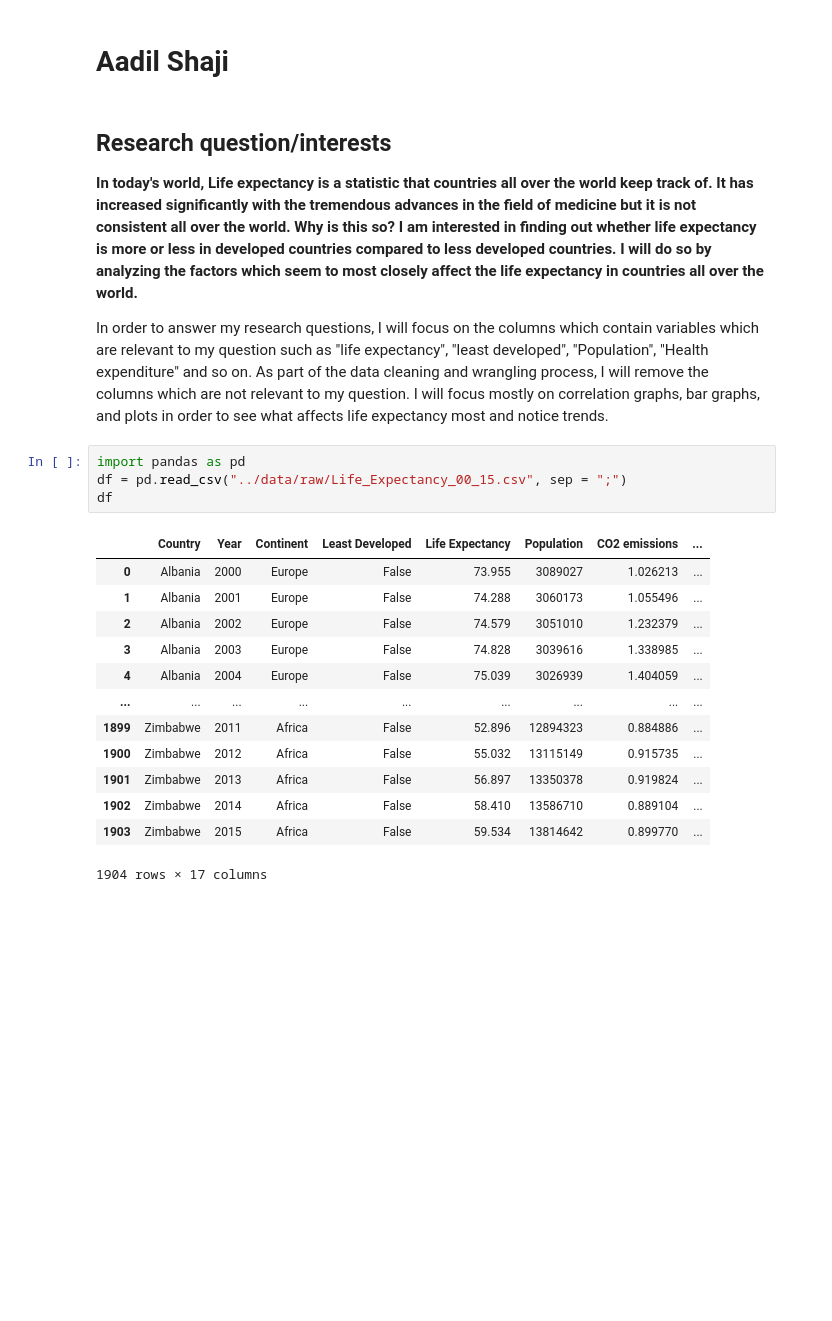
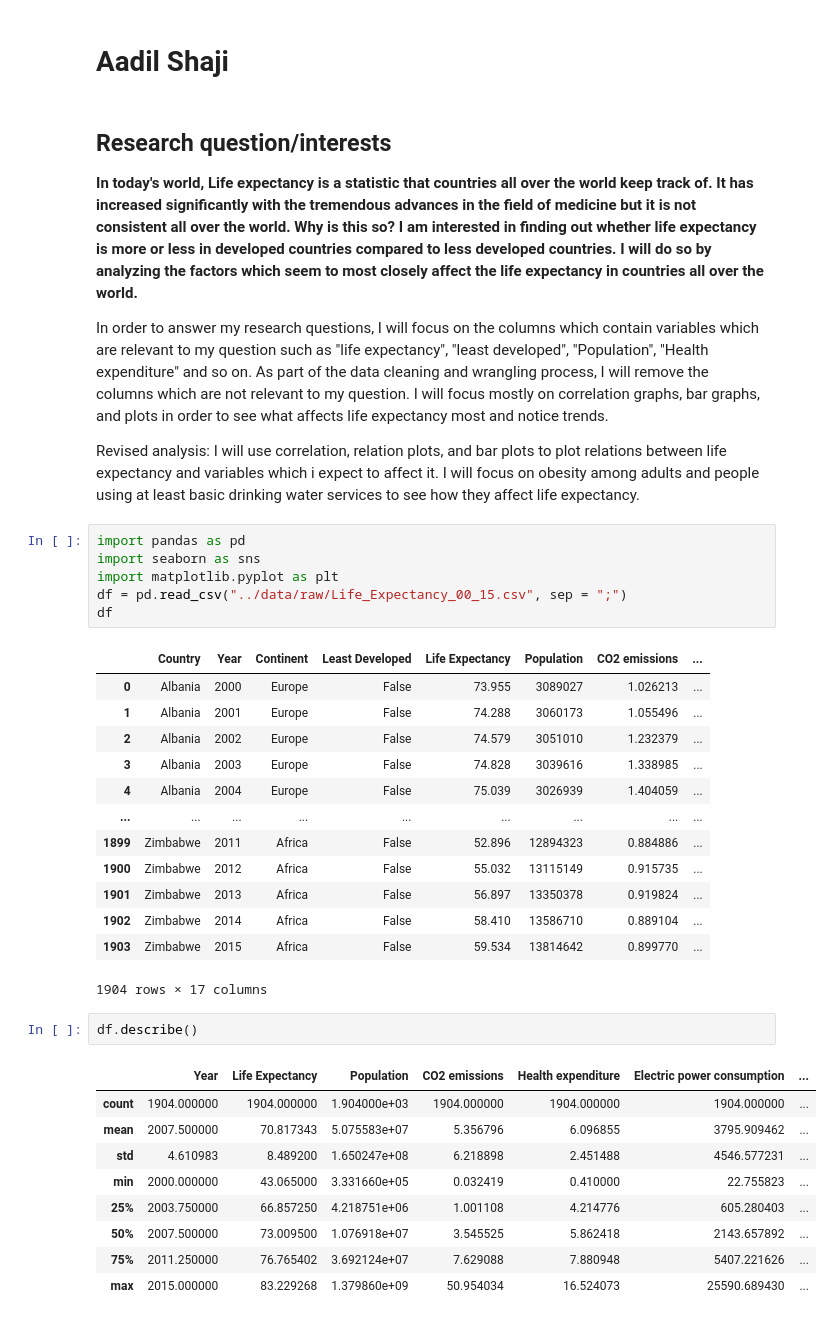
Before and after one commit to ubco-W2022T2-data301/project-group-group28, a Jupyter notebook: analysis/analysis2.ipynb, the cells around one changed output. Saved outputs shown, nothing was run; the diff lists cells and outputs as text; blank space fills up the shorter version.

Commit message:
edited analysis 2

```diff
--- a/analysis/analysis2.ipynb
+++ b/analysis/analysis2.ipynb
@@ -7,8 +7,13 @@
 I am interested in finding out whether life expectancy is more or less in developed countries compared to less developed countries. I will do so by analyzing the factors which seem to most closely affect the life expectancy in countries all over the world.**
 
 In order to answer my research questions, I will focus on the columns which contain variables which are relevant to my question such as "life expectancy", "least developed", "Population", "Health expenditure" and so on. As part of the data cleaning and wrangling process, I will remove the columns which are not relevant to my question. I will focus mostly on correlation graphs, bar graphs, and plots in order to see what affects life expectancy most and notice trends.
+
+Revised analysis:
+I will use correlation, relation plots, and bar plots to plot relations between life expectancy and variables which i expect to affect it. I will focus on obesity among adults and people using at least basic drinking water services to see how they affect life expectancy.
 # %%
 import pandas as pd
+import seaborn as sns
+import matplotlib.pyplot as plt
 df = pd.read_csv("../data/raw/Life_Expectancy_00_15.csv", sep = ";")
 df
 # %% [output]
@@ -25,3 +30,15 @@ df
 | 1902 | Zimbabwe | 2014 | Africa | False | 58.410 | 13586710 | 0.889104 | ... |
 | 1903 | Zimbabwe | 2015 | Africa | False | 59.534 | 13814642 | 0.899770 | ... |
 1904 rows × 17 columns
+# %%
+df.describe()
+# %% [output]
+|  | Year | Life Expectancy | Population | CO2 emissions | Health expenditure | Electric power consumption | ... |
+| count | 1904.000000 | 1904.000000 | 1.904000e+03 | 1904.000000 | 1904.000000 | 1904.000000 | ... |
+| mean | 2007.500000 | 70.817343 | 5.075583e+07 | 5.356796 | 6.096855 | 3795.909462 | ... |
+| std | 4.610983 | 8.489200 | 1.650247e+08 | 6.218898 | 2.451488 | 4546.577231 | ... |
+| min | 2000.000000 | 43.065000 | 3.331660e+05 | 0.032419 | 0.410000 | 22.755823 | ... |
+| 25% | 2003.750000 | 66.857250 | 4.218751e+06 | 1.001108 | 4.214776 | 605.280403 | ... |
+| 50% | 2007.500000 | 73.009500 | 1.076918e+07 | 3.545525 | 5.862418 | 2143.657892 | ... |
+| 75% | 2011.250000 | 76.765402 | 3.692124e+07 | 7.629088 | 7.880948 | 5407.221626 | ... |
+| max | 2015.000000 | 83.229268 | 1.379860e+09 | 50.954034 | 16.524073 | 25590.689430 | ... |
```
Also changed, not shown: parts of 8 cells of this notebook, 1 other file.
